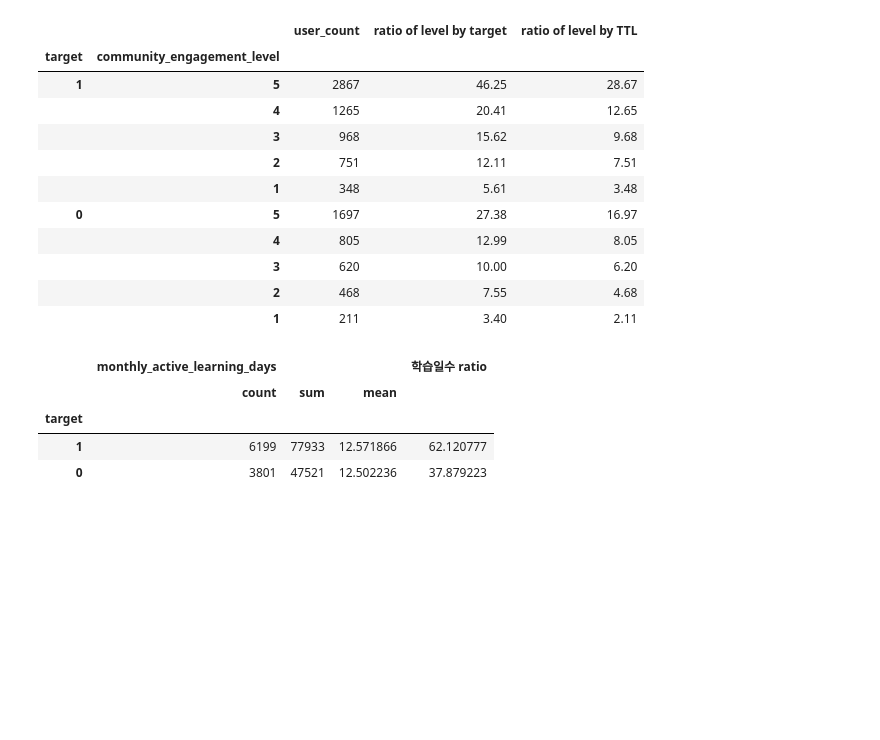
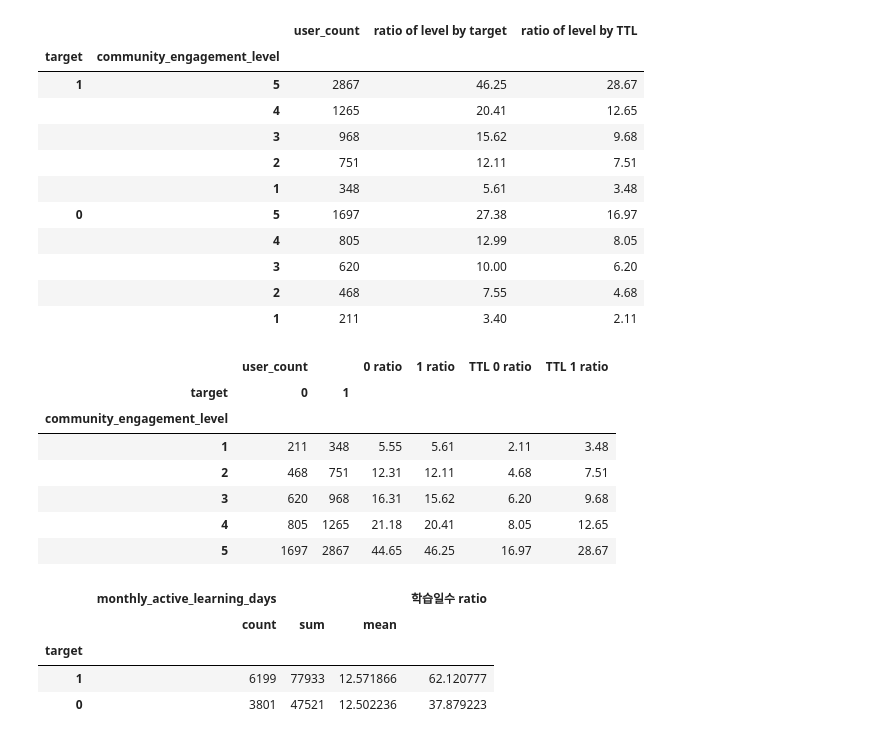
Before and after one commit to sooohyeonkim/learning_user_predict, a Jupyter notebook: learning_user_predict.ipynb, the cells around one changed output. Saved outputs shown, nothing was run; the diff lists cells and outputs as text; code cells hidden in the pictures; blank space fills up the shorter version.

```diff
--- a/learning_user_predict.ipynb
+++ b/learning_user_predict.ipynb
@@ -256,6 +259,27 @@ pre_df_4
 |  | 3 | 620 | 10.00 | 6.20 |
 |  | 2 | 468 | 7.55 | 4.68 |
 |  | 1 | 211 | 3.40 | 2.11 |
+# %%
+#pre_df_4_reset, 그래프 만들기 위한 코드
+pre_df_4_reset=raw_df.drop(['subscription_duration','recent_login_time','average_login_time','average_time_per_learning_session','monthly_active_learning_days','total_completed_courses','recent_learning_achievement','abandoned_learning_sessions','preferred_difficulty_level','subscription_type','customer_inquiry_history','payment_pattern'],axis=1)
+pre_df_4_reset=pre_df_4_reset.groupby(['target','community_engagement_level']).count()
+pre_df_4_reset.rename(columns={'user_id' : 'user_count'},inplace=True)
+pre_df_4_reset=pre_df_4_reset.reset_index()
+pre_df_4_reset=pre_df_4_reset.groupby(['community_engagement_level','target']).sum().unstack()
+pre_df_4_reset['0 ratio'] = ((pre_df_4['user_count'][0] / pre_df_4['user_count'][0].sum())*100).round(2)
+pre_df_4_reset['1 ratio'] = ((pre_df_4['user_count'][1] / pre_df_4['user_count'][1].sum())*100).round(2)
+pre_df_4_reset['TTL 0 ratio'] = ((pre_df_4['user_count'][0] / pre_df_4['user_count'].sum())*100).round(2)
+pre_df_4_reset['TTL 1 ratio'] = ((pre_df_4['user_count'][1] / pre_df_4['user_count'].sum())*100).round(2)
+pre_df_4_reset
+# %% [output]
+|  | user_count |  | 0 ratio | 1 ratio | TTL 0 ratio | TTL 1 ratio |
+| target | 0 | 1 |  |  |  |  |
+| community_engagement_level |  |  |  |  |  |  |
+| 1 | 211 | 348 | 5.55 | 5.61 | 2.11 | 3.48 |
+| 2 | 468 | 751 | 12.31 | 12.11 | 4.68 | 7.51 |
+| 3 | 620 | 968 | 16.31 | 15.62 | 6.20 | 9.68 |
+| 4 | 805 | 1265 | 21.18 | 20.41 | 8.05 | 12.65 |
+| 5 | 1697 | 2867 | 44.65 | 46.25 | 16.97 | 28.67 |
 # %%
 #pre_df_5=학습일수
 pre_df_5=raw_df.drop(['user_id','subscription_duration','recent_login_time','average_login_time','average_time_per_learning_session','subscription_type','total_completed_courses','recent_learning_achievement','abandoned_learning_sessions','abandoned_learning_sessions','community_engagement_level','preferred_difficulty_level','customer_inquiry_history','payment_pattern'], axis=1)
```
Also changed, not shown: parts of 25 cells of this notebook.
